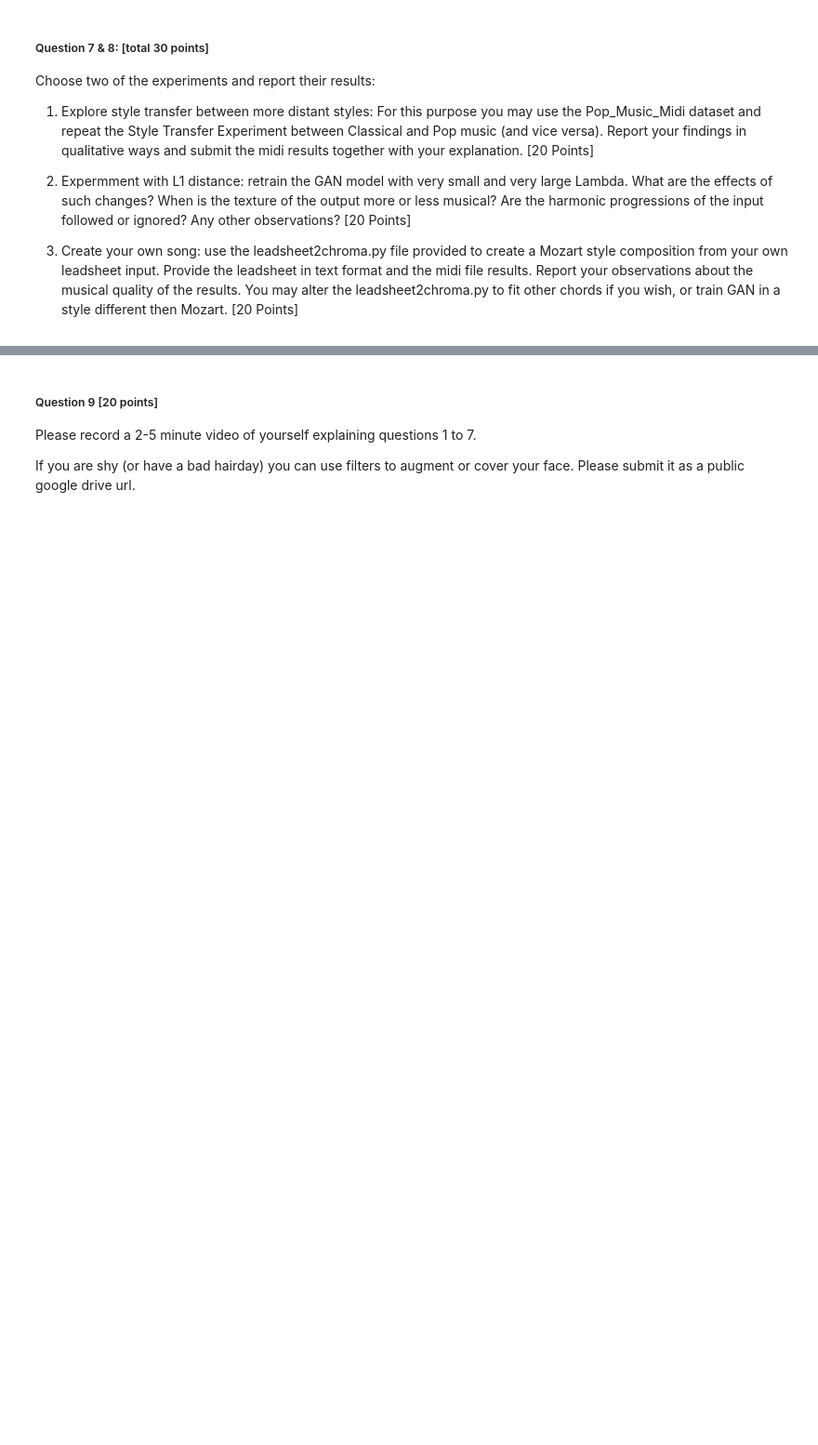
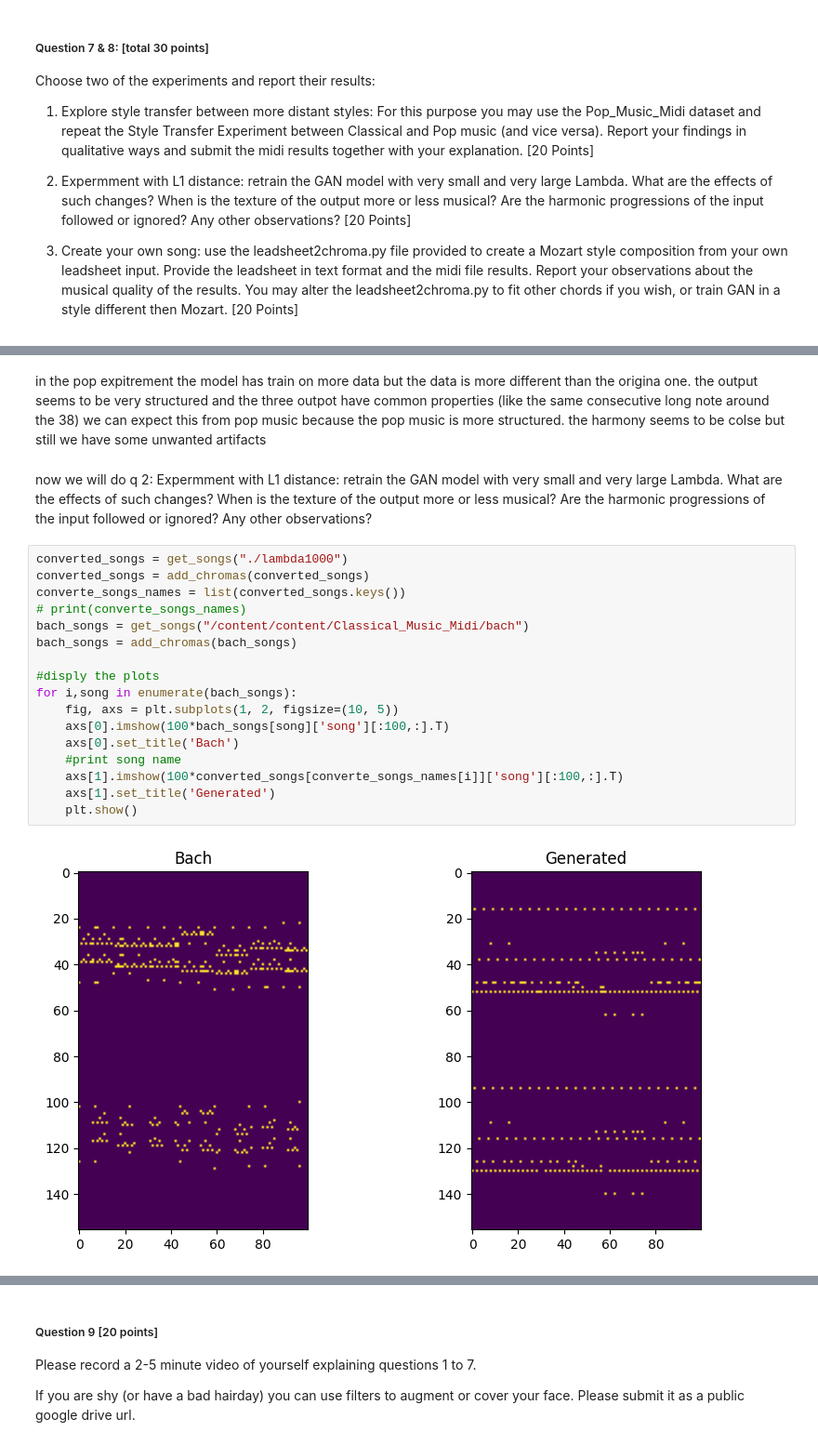
Before and after one commit to galdavidi/deep-learning-sound-hw-4, a Jupyter notebook: Homework4.ipynb, the cells around one changed output, grey strips where cells are left out. Shown at 93% size. Saved outputs shown, nothing was run; the diff lists cells and outputs as text; blank space fills up the shorter version.

```diff
--- a/Homework4.ipynb
+++ b/Homework4.ipynb
@@ -418,0 +554,27 @@ Choose two of the experiments and report their results:
+# %% [markdown]
+in the pop expitrement the model has train on more data but the data is more different than the origina one.
+the output seems to be very structured and the three outpot have common properties (like the same consecutive long note around the 38)
+we can expect this from pop music because the pop music is more structured.
+the harmony seems to be colse but still we have some unwanted artifacts
+# %% [markdown]
+now we will do q 2:
+Expermment with L1 distance: retrain the GAN model with very small and very large Lambda. What are the effects of such changes? When is the texture of the output more or less musical? Are the harmonic progressions of the input followed or ignored? Any other observations?
+# %%
+converted_songs = get_songs("./lambda1000")
+converted_songs = add_chromas(converted_songs)
+converte_songs_names = list(converted_songs.keys())
+# print(converte_songs_names)
+bach_songs = get_songs("/content/content/Classical_Music_Midi/bach")
+bach_songs = add_chromas(bach_songs)
+
+#disply the plots
+for i,song in enumerate(bach_songs):
+    fig, axs = plt.subplots(1, 2, figsize=(10, 5))
+    axs[0].imshow(100*bach_songs[song]['song'][:100,:].T)
+    axs[0].set_title('Bach')
+    #print song name
+    axs[1].imshow(100*converted_songs[converte_songs_names[i]]['song'][:100,:].T)
+    axs[1].set_title('Generated')
+    plt.show()
+# %% [output]
+[figure, added]
```
Also changed, not shown: parts of 29 cells of this notebook.
